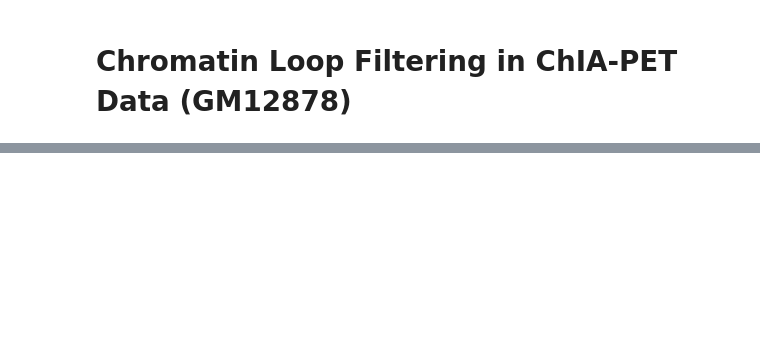
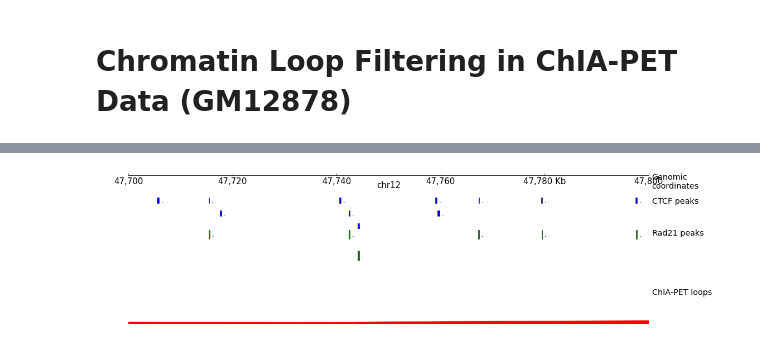
Before and after one commit to OganKuba/Genomics, a Jupyter notebook: raport_genomics_project1.ipynb, the cells around one changed output, grey strips where cells are left out. Cells and saved outputs as stored; diff of their text form; code cells hidden in the pictures; blank space fills up the shorter version.

```diff
--- a/raport_genomics_project1.ipynb
+++ b/raport_genomics_project1.ipynb
@@ -504 +715,8 @@ The plot below shows loop anchors and binding sites in the selected region.
+# %%
+from IPython.display import Image
+
+img_file = f"region_{chrom}_{start}-{end}.png"
+Image(img_file)
+# %% [output]
+[figure, added]
 # %% [markdown]
```
Also changed, not shown: parts of 21 cells of this notebook.
